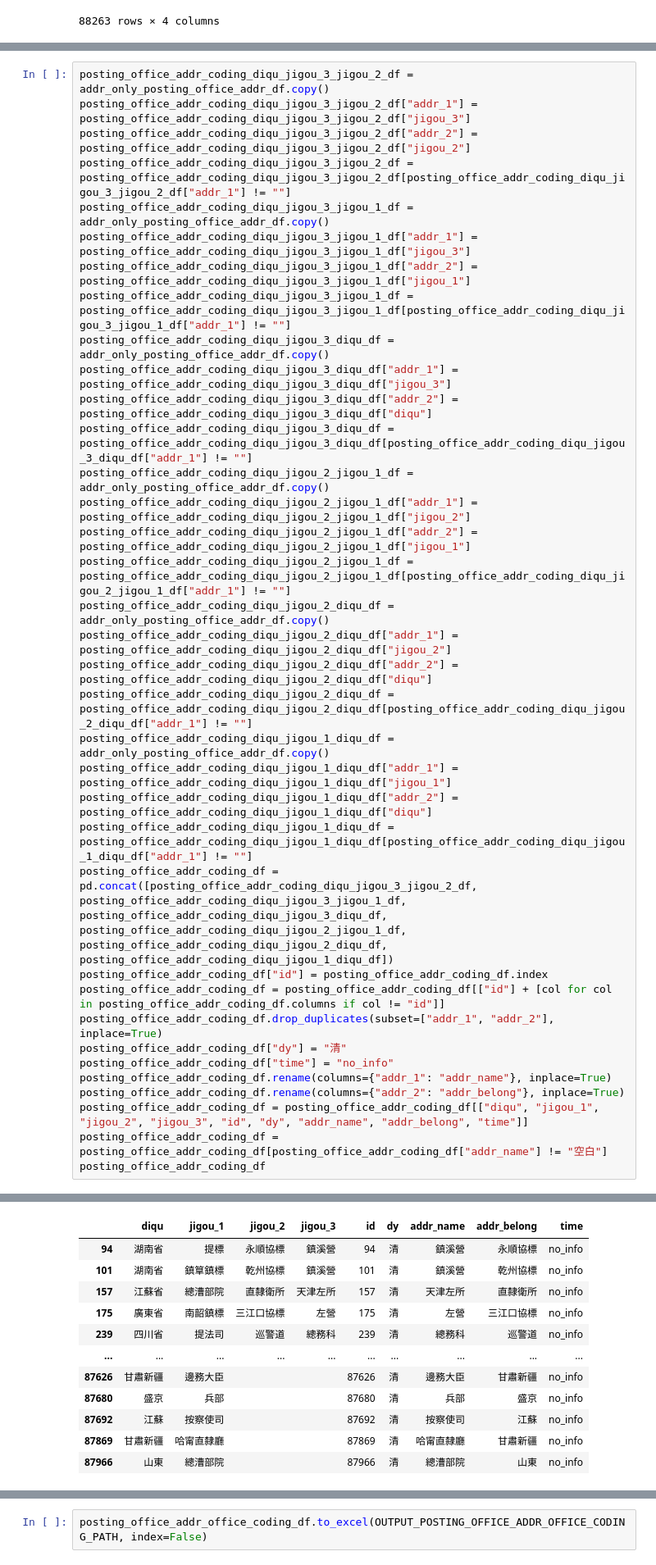
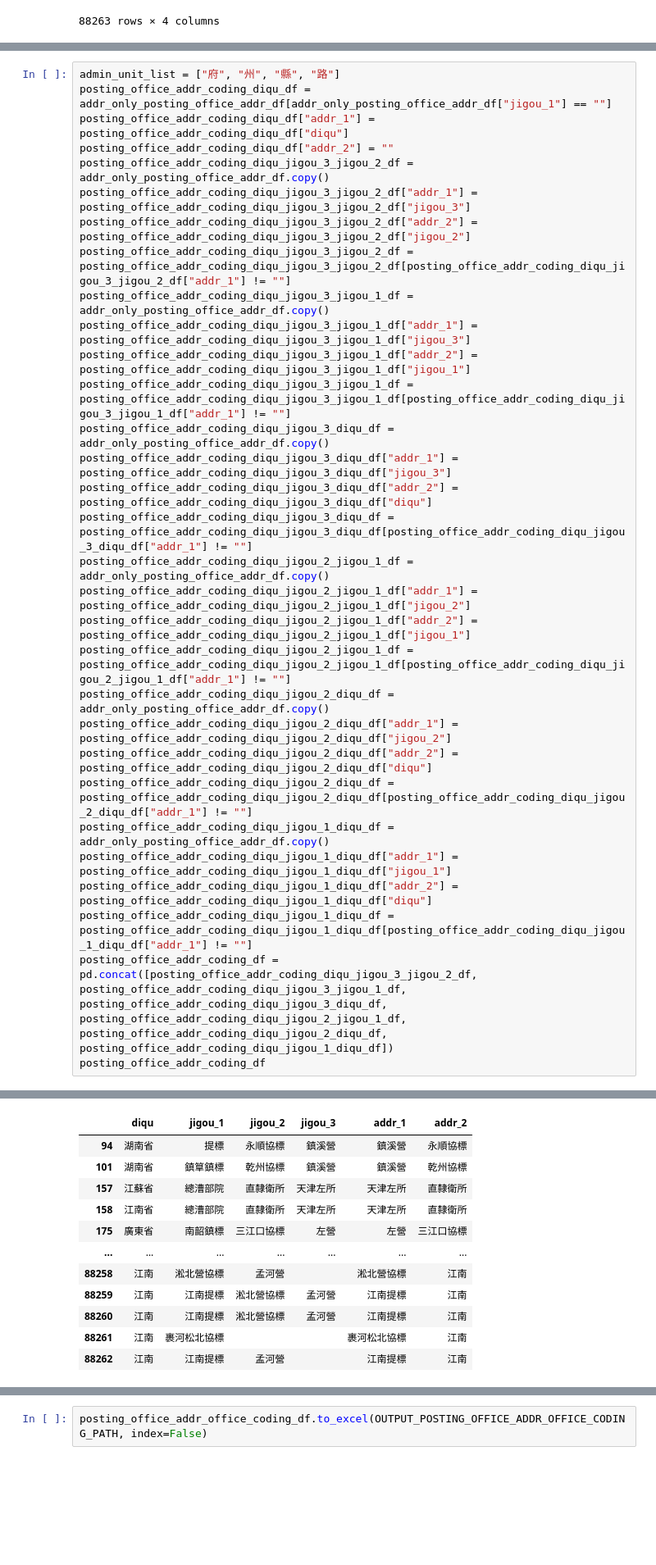
Before and after one commit to cbdb-project/Jinshenlu-20240725-Han-persons-not-in-CBDB_Hongsu, a Jupyter notebook: 5 Create the data for coding/create-data-for-office-coding-2-create-data.ipynb, the cells around one changed output, grey strips where cells are left out. Shown at 82% size. Drawn from its saved outputs; the diff is of its cells as text; blank space fills up the shorter version.

```diff
--- a/5 Create the data for coding/create-data-for-office-coding-2-create-data.ipynb
+++ b/5 Create the data for coding/create-data-for-office-coding-2-create-data.ipynb
@@ -138,4 +153,8 @@ addr_only_posting_office_addr_df
 # %%
+admin_unit_list = ["府", "州", "縣", "路"]
+posting_office_addr_coding_diqu_df = addr_only_posting_office_addr_df[addr_only_posting_office_addr_df["jigou_1"] == ""]
+posting_office_addr_coding_diqu_df["addr_1"] = posting_office_addr_coding_diqu_df["diqu"]
+posting_office_addr_coding_diqu_df["addr_2"] = ""
 posting_office_addr_coding_diqu_jigou_3_jigou_2_df = addr_only_posting_office_addr_df.copy()
 posting_office_addr_coding_diqu_jigou_3_jigou_2_df["addr_1"] = posting_office_addr_coding_diqu_jigou_3_jigou_2_df["jigou_3"]
 posting_office_addr_coding_diqu_jigou_3_jigou_2_df["addr_2"] = posting_office_addr_coding_diqu_jigou_3_jigou_2_df["jigou_2"]
@@ -161,14 +180,5 @@ posting_office_addr_coding_diqu_jigou_1_diqu_df["addr_1"] = posting_office_addr_
 posting_office_addr_coding_diqu_jigou_1_diqu_df["addr_2"] = posting_office_addr_coding_diqu_jigou_1_diqu_df["diqu"]
 posting_office_addr_coding_diqu_jigou_1_diqu_df = posting_office_addr_coding_diqu_jigou_1_diqu_df[posting_office_addr_coding_diqu_jigou_1_diqu_df["addr_1"] != ""]
 posting_office_addr_coding_df = pd.concat([posting_office_addr_coding_diqu_jigou_3_jigou_2_df, posting_office_addr_coding_diqu_jigou_3_jigou_1_df, posting_office_addr_coding_diqu_jigou_3_diqu_df, posting_office_addr_coding_diqu_jigou_2_jigou_1_df, posting_office_addr_coding_diqu_jigou_2_diqu_df, posting_office_addr_coding_diqu_jigou_1_diqu_df])
-posting_office_addr_coding_df["id"] = posting_office_addr_coding_df.index
-posting_office_addr_coding_df = posting_office_addr_coding_df[["id"] + [col for col in posting_office_addr_coding_df.columns if col != "id"]]
-posting_office_addr_coding_df.drop_duplicates(subset=["addr_1", "addr_2"], inplace=True)
-posting_office_addr_coding_df["dy"] = "清"
-posting_office_addr_coding_df["time"] = "no_info"
-posting_office_addr_coding_df.rename(columns={"addr_1": "addr_name"}, inplace=True)
-posting_office_addr_coding_df.rename(columns={"addr_2": "addr_belong"}, inplace=True)
-posting_office_addr_coding_df = posting_office_addr_coding_df[["diqu", "jigou_1", "jigou_2", "jigou_3", "id", "dy", "addr_name", "addr_belong", "time"]]
-posting_office_addr_coding_df = posting_office_addr_coding_df[posting_office_addr_coding_df["addr_name"] != "空白"]
 posting_office_addr_coding_df
 # %% [output]
@@ -175,12 +195,12 @@ posting_office_addr_coding_df
-|  | diqu | jigou_1 | jigou_2 | jigou_3 | id | dy | addr_name | addr_belong | time |
-| 94 | 湖南省 | 提標 | 永順協標 | 鎮溪營 | 94 | 清 | 鎮溪營 | 永順協標 | no_info |
-| 101 | 湖南省 | 鎮筸鎮標 | 乾州協標 | 鎮溪營 | 101 | 清 | 鎮溪營 | 乾州協標 | no_info |
-| 157 | 江蘇省 | 總漕部院 | 直隸衛所 | 天津左所 | 157 | 清 | 天津左所 | 直隸衛所 | no_info |
-| 175 | 廣東省 | 南韶鎮標 | 三江口協標 | 左營 | 175 | 清 | 左營 | 三江口協標 | no_info |
-| 239 | 四川省 | 提法司 | 巡警道 | 總務科 | 239 | 清 | 總務科 | 巡警道 | no_info |
-| ... | ... | ... | ... | ... | ... | ... | ... | ... | ... |
-| 87626 | 甘肅新疆 | 邊務大臣 |  |  | 87626 | 清 | 邊務大臣 | 甘肅新疆 | no_info |
-| 87680 | 盛京 | 兵部 |  |  | 87680 | 清 | 兵部 | 盛京 | no_info |
-| 87692 | 江蘇 | 按察使司 |  |  | 87692 | 清 | 按察使司 | 江蘇 | no_info |
-| 87869 | 甘肅新疆 | 哈甯直隸廳 |  |  | 87869 | 清 | 哈甯直隸廳 | 甘肅新疆 | no_info |
-| 87966 | 山東 | 總漕部院 |  |  | 87966 | 清 | 總漕部院 | 山東 | no_info |
+|  | diqu | jigou_1 | jigou_2 | jigou_3 | addr_1 | addr_2 |
+| 94 | 湖南省 | 提標 | 永順協標 | 鎮溪營 | 鎮溪營 | 永順協標 |
+| 101 | 湖南省 | 鎮筸鎮標 | 乾州協標 | 鎮溪營 | 鎮溪營 | 乾州協標 |
+| 157 | 江蘇省 | 總漕部院 | 直隸衛所 | 天津左所 | 天津左所 | 直隸衛所 |
+| 158 | 江南省 | 總漕部院 | 直隸衛所 | 天津左所 | 天津左所 | 直隸衛所 |
+| 175 | 廣東省 | 南韶鎮標 | 三江口協標 | 左營 | 左營 | 三江口協標 |
+| ... | ... | ... | ... | ... | ... | ... |
+| 88258 | 江南 | 淞北營協標 | 孟河營 |  | 淞北營協標 | 江南 |
+| 88259 | 江南 | 江南提標 | 淞北營協標 | 孟河營 | 江南提標 | 江南 |
+| 88260 | 江南 | 江南提標 | 淞北營協標 | 孟河營 | 江南提標 | 江南 |
+| 88261 | 江南 | 裹河松北協標 |  |  | 裹河松北協標 | 江南 |
+| 88262 | 江南 | 江南提標 | 孟河營 |  | 江南提標 | 江南 |
```
Also changed, not shown: parts of 12 cells of this notebook, 3 other files.
